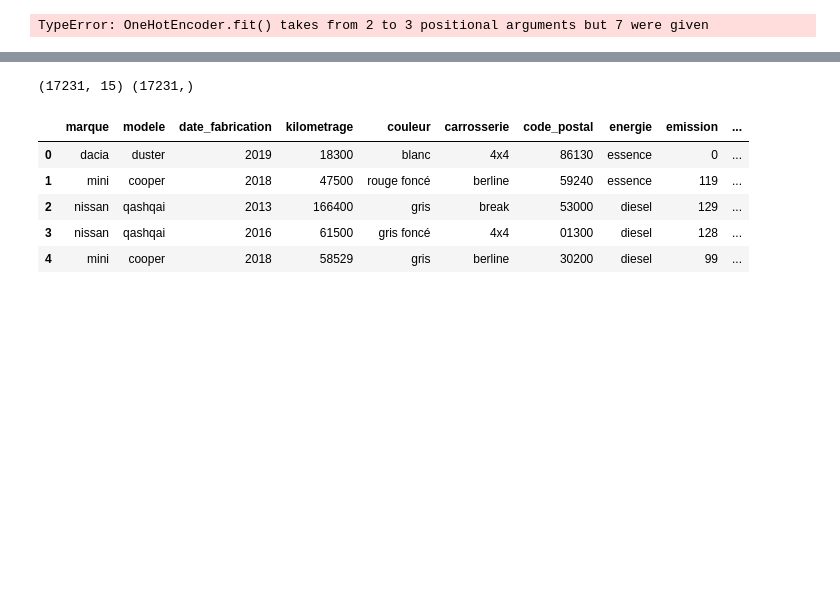
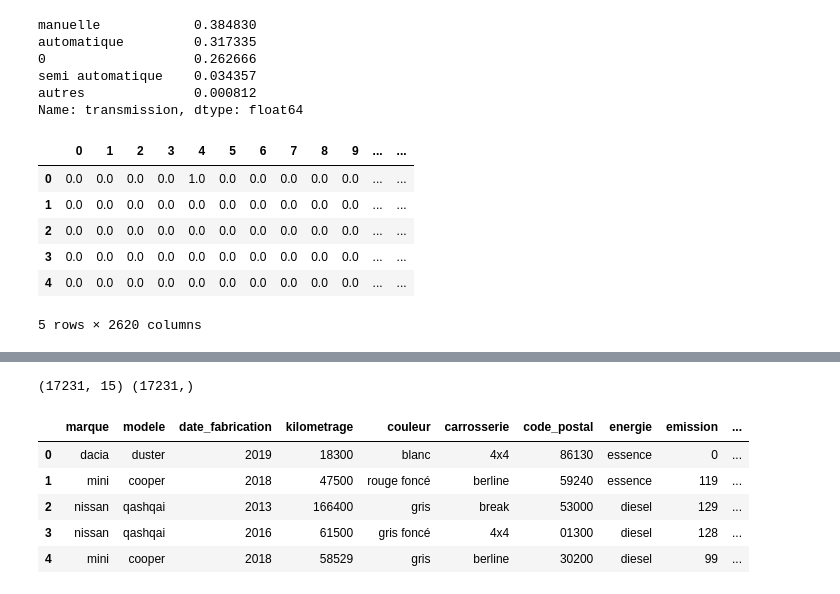
Before and after one commit to dia36u/IAParuVendu_Groupe2, a Jupyter notebook: Modele_IA/IA.ipynb, the cells around one changed output, grey strips where cells are left out. Saved outputs shown, nothing was run; the diff lists cells and outputs as text; code cells hidden in the pictures; blank space fills up the shorter version.

```diff
--- a/Modele_IA/IA.ipynb
+++ b/Modele_IA/IA.ipynb
@@ -63,17 +62,35 @@ sns.heatmap(cor,
+# %%
+df['transmission'].value_counts(normalize=True)
+# %% [output]
+manuelle            0.384830
+automatique         0.317335
+0                   0.262666
+semi automatique    0.034357
+autres              0.000812
+Name: transmission, dtype: float64
 # %%
 from sklearn.preprocessing import OneHotEncoder
 from sklearn.compose import ColumnTransformer
 
-categorielle = ["marque", "modele", "couleur", "carrosserie", "energie", "transmission"]
+categorielle = df[["marque",'modele','couleur','energie','transmission','code_postal']].astype('str')
 
-categorielle_encoder = OneHotEncoder()
+categorielle_encoder = OneHotEncoder(handle_unknown='ignore')
 
-categorielle_encoder.fit("marque", "modele", "couleur", "carrosserie", "energie", "transmission")
-
-preprocessing = ColumnTransformer(
-[
-        ("cat", categorielle_encoder, categorielle)
-    ]
-)
+categorielle_encoder.fit(categorielle)
+enc_df = pd.DataFrame(categorielle_encoder.transform(categorielle).toarray())
+# preprocessing = ColumnTransformer(
+# [
+#         ("cat", categorielle_encoder, categorielle)
+#     ]
+# )
-# %% [output]
-TypeError: OneHotEncoder.fit() takes from 2 to 3 positional arguments but 7 were given
+# %%
+enc_df.head(
+)
+# %% [output]
+|  | 0 | 1 | 2 | 3 | 4 | 5 | 6 | 7 | 8 | 9 | ... | ... |
+| 0 | 0.0 | 0.0 | 0.0 | 0.0 | 1.0 | 0.0 | 0.0 | 0.0 | 0.0 | 0.0 | ... | ... |
+| 1 | 0.0 | 0.0 | 0.0 | 0.0 | 0.0 | 0.0 | 0.0 | 0.0 | 0.0 | 0.0 | ... | ... |
+| 2 | 0.0 | 0.0 | 0.0 | 0.0 | 0.0 | 0.0 | 0.0 | 0.0 | 0.0 | 0.0 | ... | ... |
+| 3 | 0.0 | 0.0 | 0.0 | 0.0 | 0.0 | 0.0 | 0.0 | 0.0 | 0.0 | 0.0 | ... | ... |
+| 4 | 0.0 | 0.0 | 0.0 | 0.0 | 0.0 | 0.0 | 0.0 | 0.0 | 0.0 | 0.0 | ... | ... |
+5 rows × 2620 columns
```
Also changed, not shown: parts of 6 cells of this notebook.
